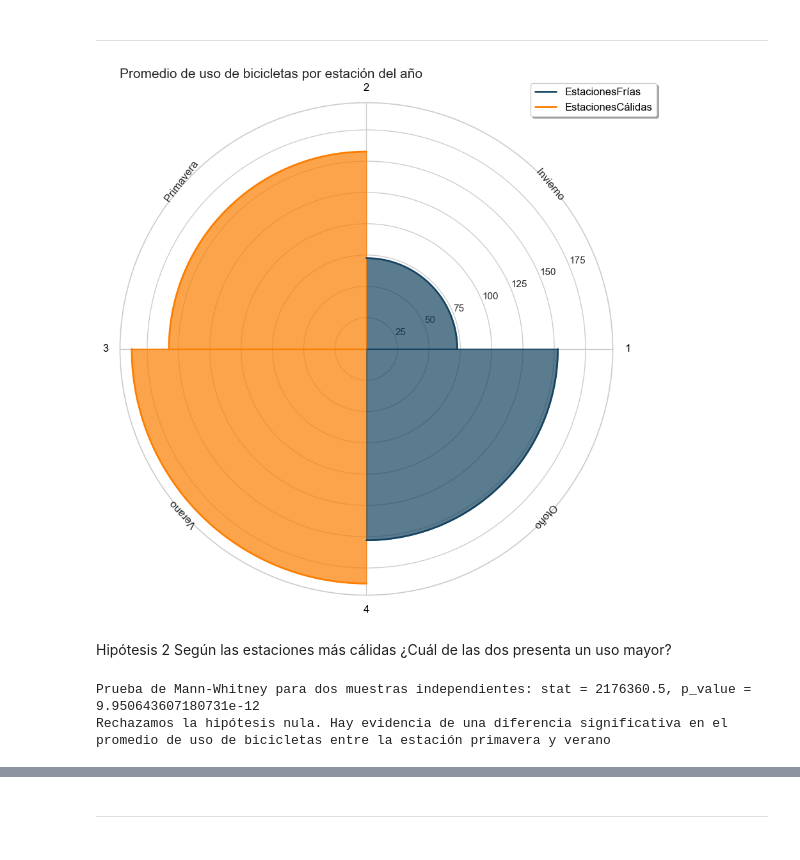
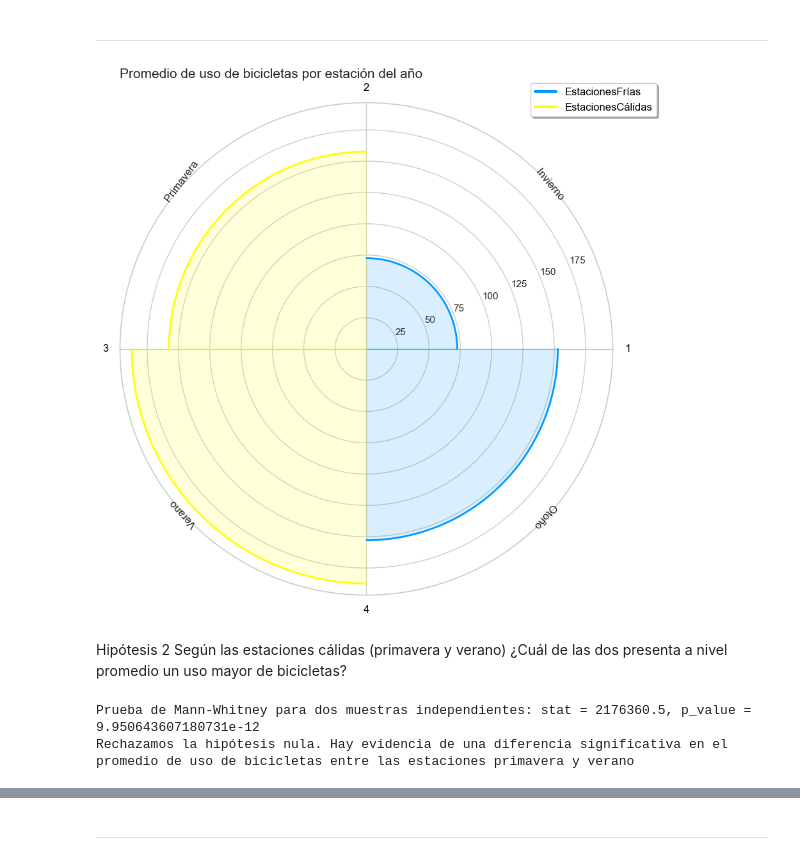
Before and after one commit to solfontan/Capital_Bikeshare_EDA, a Jupyter notebook: Datos_analisis.ipynb, the cells around one changed output, grey strips where cells are left out. Drawn from its saved outputs; the diff is of its cells as text; code cells hidden in the pictures.

Commit message:
Actualizaciones en hipótesis y gráficos

```diff
--- a/Datos_analisis.ipynb
+++ b/Datos_analisis.ipynb
@@ -724,62 +723,62 @@ plt.xticks(angulos, season, color='black', size=12)
 
 legend_lines = []
 season2 = ['Invierno','Primavera','Verano','Otoño']
-colores = ['#154360', '#FC7E00', '#FC7E00', '#154360']
+colores = ['#0099FF', '#FFFF00', '#FFFF00','#0099FF']
 x = ['left','right', 'right', 'left']
 r = [-50, 53, 133, 230]
 
 # Agregar el primer ángulo al final para cerrar el círculo
 angulos += [angulos[0]]
 
 for i in range(N):
     start_angle = angulos[i]
     end_angle = angulos[i + 1]
 
     # Asegurar que el ángulo final no sea menor que el ángulo inicial para la última estación
     if end_angle < start_angle:
         end_angle += 2 * np.pi
 
     # Interpolación para suavizar las líneas
     interp_points = 100  # Número de puntos para la interpolación
     interp_angles = np.linspace(start_angle, end_angle, interp_points)
     interp_values = np.linspace(valores[i], valores[i], interp_points)
 
     # Rellenar el área bajo la curva
-    ax.fill_between(interp_angles, 0, interp_values, color=colores[i], alpha=0.7)
+    ax.fill_between(interp_angles, 0, interp_values, color=colores[i], alpha=0.15)
 
     # Graficar la línea suavizada
     line, = plt.plot(interp_angles, interp_values, linewidth=2, linestyle='solid', color=colores[i], solid_capstyle='round')
 
-    legend_lines.append(Line2D([0], [0], color=colores[i], linewidth=2, linestyle='solid'))
+    legend_lines.append(Line2D([0], [0], color=colores[i], linewidth=3, linestyle='solid'))
     # # Etiquetas en las diagonales
     angle_mid = (start_angle + end_angle) / 2
     ax.text(angle_mid, max(valores), f" {season2[i]}", ha=x[i], va='center', rotation=r[i], fontsize='medium')
 
 plt.legend(legend_lines, [f'Estaciones{s}' for s in ['Frías','Cálidas']], loc='best', bbox_to_anchor=(1.10, 1.05), fontsize='medium', shadow=True, labelcolor='black')
 
 plt.title('Promedio de uso de bicicletas por estación del año', fontsize='15', fontweight='15', loc='left');
 # %% [output]
-[figure, old version]
+[figure, new version]
 # %% [markdown]
 Hipótesis 2
-Según las estaciones más cálidas ¿Cuál de las dos presenta un uso mayor?
+Según las estaciones cálidas (primavera y verano) ¿Cuál de las dos presenta a nivel promedio un uso mayor de bicicletas?
 # %%
 from scipy.stats import mannwhitneyu
 # Prueba de Mann-Whitney para dos muestras independientes
 stat_mw, p_value_mw = mannwhitneyu(df2011['cnt'][df2011['season'] == 2],
                                     df2011['cnt'][df2011['season'] == 3])
 
-# Hipótesis nula (H0): No hay diferencia significativa en el promedio de uso de biciletas entre la estación primavera y verano.
-# Hipótesis alternativa (Ha): Existe una diferencia significativa en el promedio de uso de bicicletas según la estación primavera y verano.
+# Hipótesis nula (H0): No hay diferencia significativa en el promedio de uso de biciletas entre las estaciones primavera y verano.
+# Hipótesis alternativa (Ha): Existe una diferencia significativa en el promedio de uso de bicicletas según las estaciones primavera y verano.
 
 print(f"\nPrueba de Mann-Whitney para dos muestras independientes: stat = {stat_mw}, p_value = {p_value_mw}")
 
 if p_value_mw < ALPHA:
-    print("Rechazamos la hipótesis nula. Hay evidencia de una diferencia significativa en el promedio de uso de bicicletas entre la estación primavera y verano")
+    print("Rechazamos la hipótesis nula. Hay evidencia de una diferencia significativa en el promedio de uso de bicicletas entre las estaciones primavera y verano")
 else:
-    print("No hay suficiente evidencia para rechazar la hipótesis nula. No hay diferencia significativa en el promedio de uso de bicicletas entre la estación primavera y verano")
+    print("No hay suficiente evidencia para rechazar la hipótesis nula. No hay diferencia significativa en el promedio de uso de bicicletas entre las estaciones primavera y verano")
 # %% [output]
 Prueba de Mann-Whitney para dos muestras independientes: stat = 2176360.5, p_value = 9.950643607180731e-12
-Rechazamos la hipótesis nula. Hay evidencia de una diferencia significativa en el promedio de uso de bicicletas entre la estación primavera y verano
+Rechazamos la hipótesis nula. Hay evidencia de una diferencia significativa en el promedio de uso de bicicletas entre las estaciones primavera y verano
 # %%
 dfH2 = df2011.query('season == 2 or season == 3').groupby(['season','mnth'])['cnt'].mean().reset_index()
```
Also changed, not shown: parts of 25 cells of this notebook, 2 other files.
